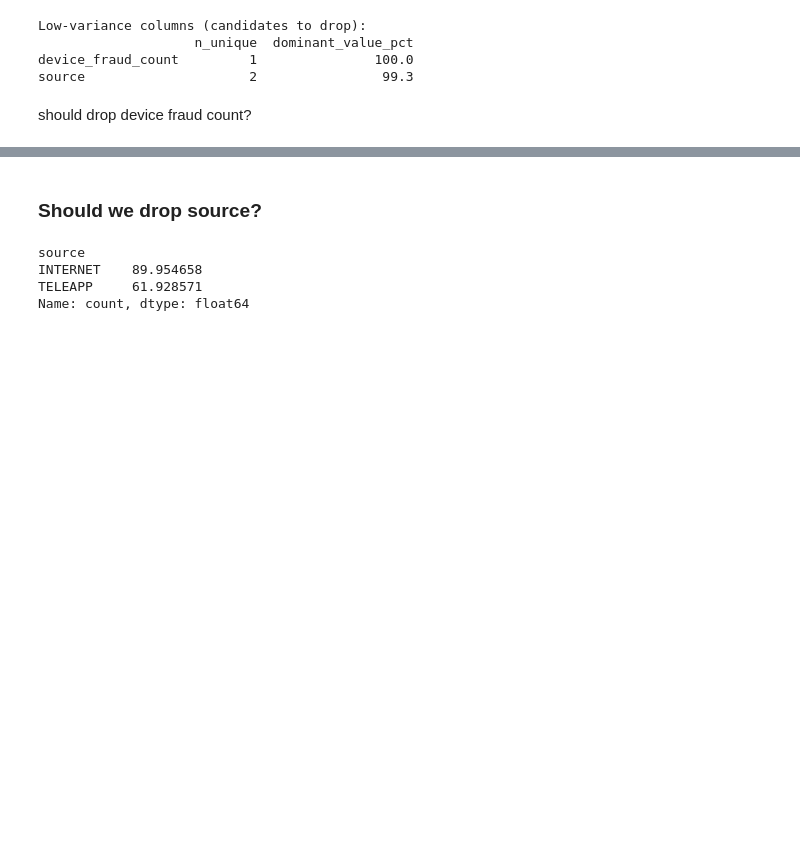
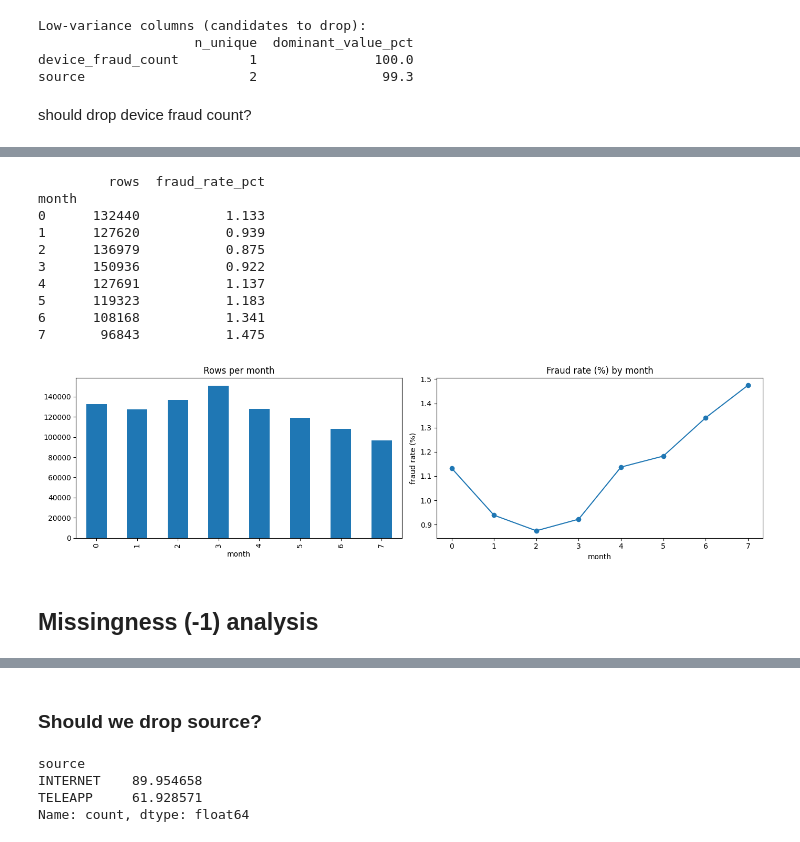
Before and after one commit to Aomsub101/Fraud-Detection, a Jupyter notebook: notebooks/01_eda.ipynb, the cells around one changed output, grey strips where cells are left out. Drawn from its saved outputs; the diff is of its cells as text; code cells hidden in the pictures; blank space fills up the shorter version.

```diff
--- a/notebooks/01_eda.ipynb
+++ b/notebooks/01_eda.ipynb
@@ -143,0 +275,24 @@ should drop device fraud count?
+# %%
+month_summary = df.groupby("month").agg(rows=("month", "size"), fraud_rate=(TARGET, "mean"))
+month_summary["fraud_rate_pct"] = (month_summary["fraud_rate"] * 100).round(3)
+print(month_summary[["rows", "fraud_rate_pct"]])
+
+fig, ax = plt.subplots(1, 2, figsize=(14, 4))
+month_summary["rows"].plot(kind="bar", ax=ax[0], title="Rows per month")
+(month_summary["fraud_rate"] * 100).plot(marker="o", ax=ax[1], title="Fraud rate (%) by month")
+ax[1].set_ylabel("fraud rate (%)"); ax[1].set_xlabel("month")
+plt.tight_layout(); plt.show()
+# %% [output]
+         rows  fraud_rate_pct
+month
+0      132440           1.133
+1      127620           0.939
+2      136979           0.875
+3      150936           0.922
+4      127691           1.137
+5      119323           1.183
+6      108168           1.341
+7       96843           1.475
+[figure, added]
+# %% [markdown]
+## Missingness (-1) analysis
```
Also changed, not shown: parts of 22 cells of this notebook, 2 other files.
